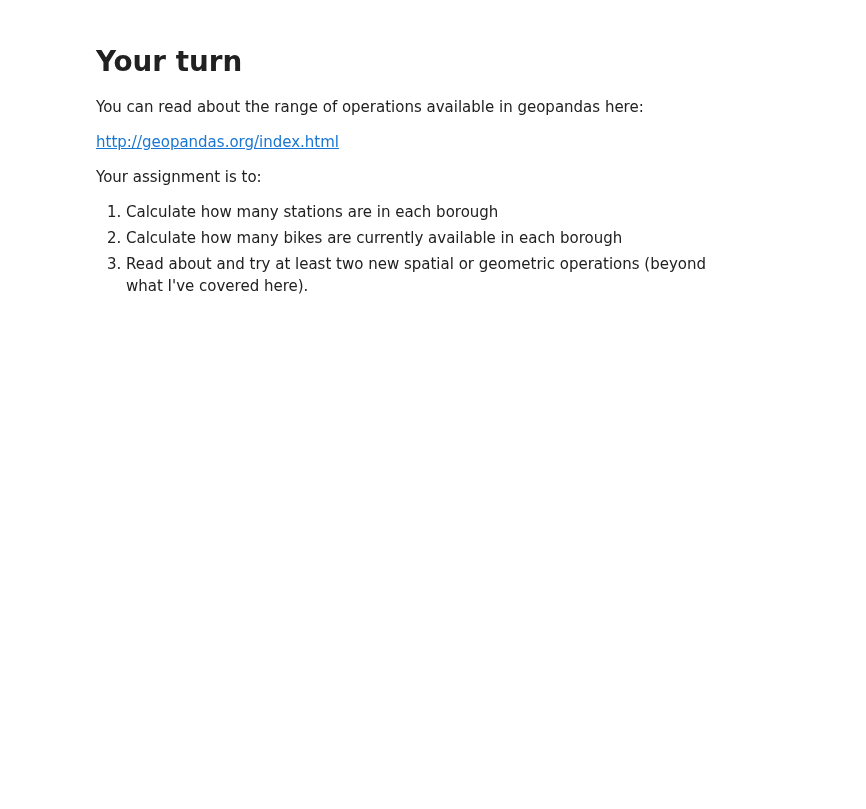
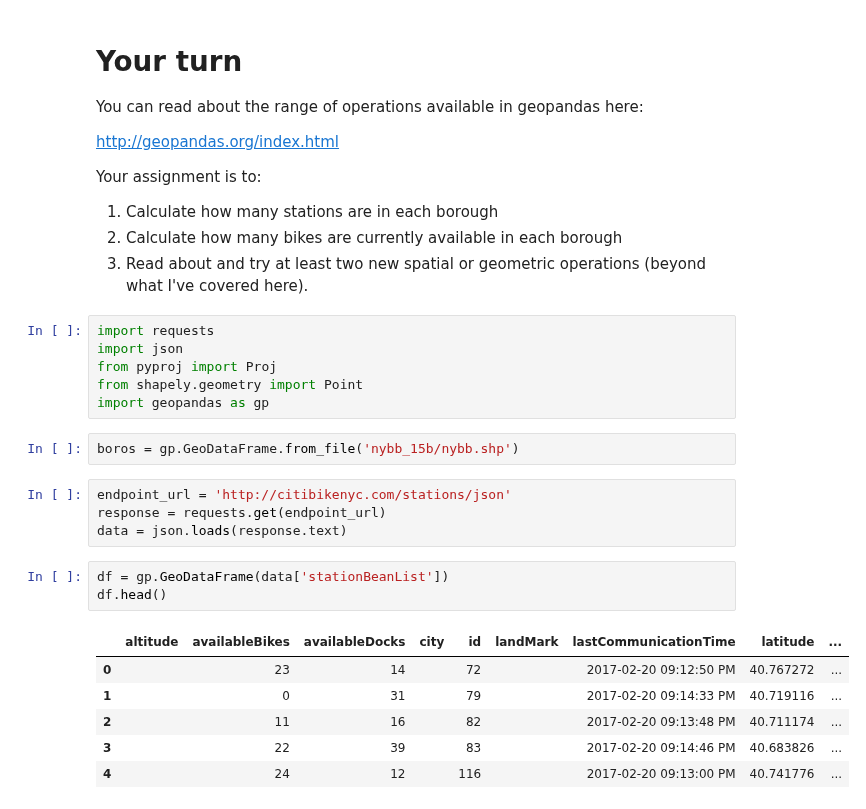
Before and after one commit to uky-transport-data-science/ce599, a Jupyter notebook: 11-Spatial Analysis/citibike.ipynb, the cells around one changed output. Saved outputs shown, nothing was run; the diff lists cells and outputs as text; blank space fills up the shorter version.

```diff
--- a/11-Spatial Analysis/citibike.ipynb
+++ b/11-Spatial Analysis/citibike.ipynb
@@ -98,3 +98,25 @@ Your assignment is to:
 1. Calculate how many stations are in each borough
 2. Calculate how many bikes are currently available in each borough
 3. Read about and try at least two new spatial or geometric operations (beyond what I've covered here).
+# %%
+import requests
+import json
+from pyproj import Proj
+from shapely.geometry import Point
+import geopandas as gp
+# %%
+boros = gp.GeoDataFrame.from_file('nybb_15b/nybb.shp')
+# %%
+endpoint_url = 'http://citibikenyc.com/stations/json'
+response = requests.get(endpoint_url)
+data = json.loads(response.text)
+# %%
+df = gp.GeoDataFrame(data['stationBeanList'])
+df.head()
+# %% [output]
+|  | altitude | availableBikes | availableDocks | city | id | landMark | lastCommunicationTime | latitude | ... |
+| 0 |  | 23 | 14 |  | 72 |  | 2017-02-20 09:12:50 PM | 40.767272 | ... |
+| 1 |  | 0 | 31 |  | 79 |  | 2017-02-20 09:14:33 PM | 40.719116 | ... |
+| 2 |  | 11 | 16 |  | 82 |  | 2017-02-20 09:13:48 PM | 40.711174 | ... |
+| 3 |  | 22 | 39 |  | 83 |  | 2017-02-20 09:14:46 PM | 40.683826 | ... |
+| 4 |  | 24 | 12 |  | 116 |  | 2017-02-20 09:13:00 PM | 40.741776 | ... |
```
Also changed, not shown: parts of 7 cells of this notebook.
